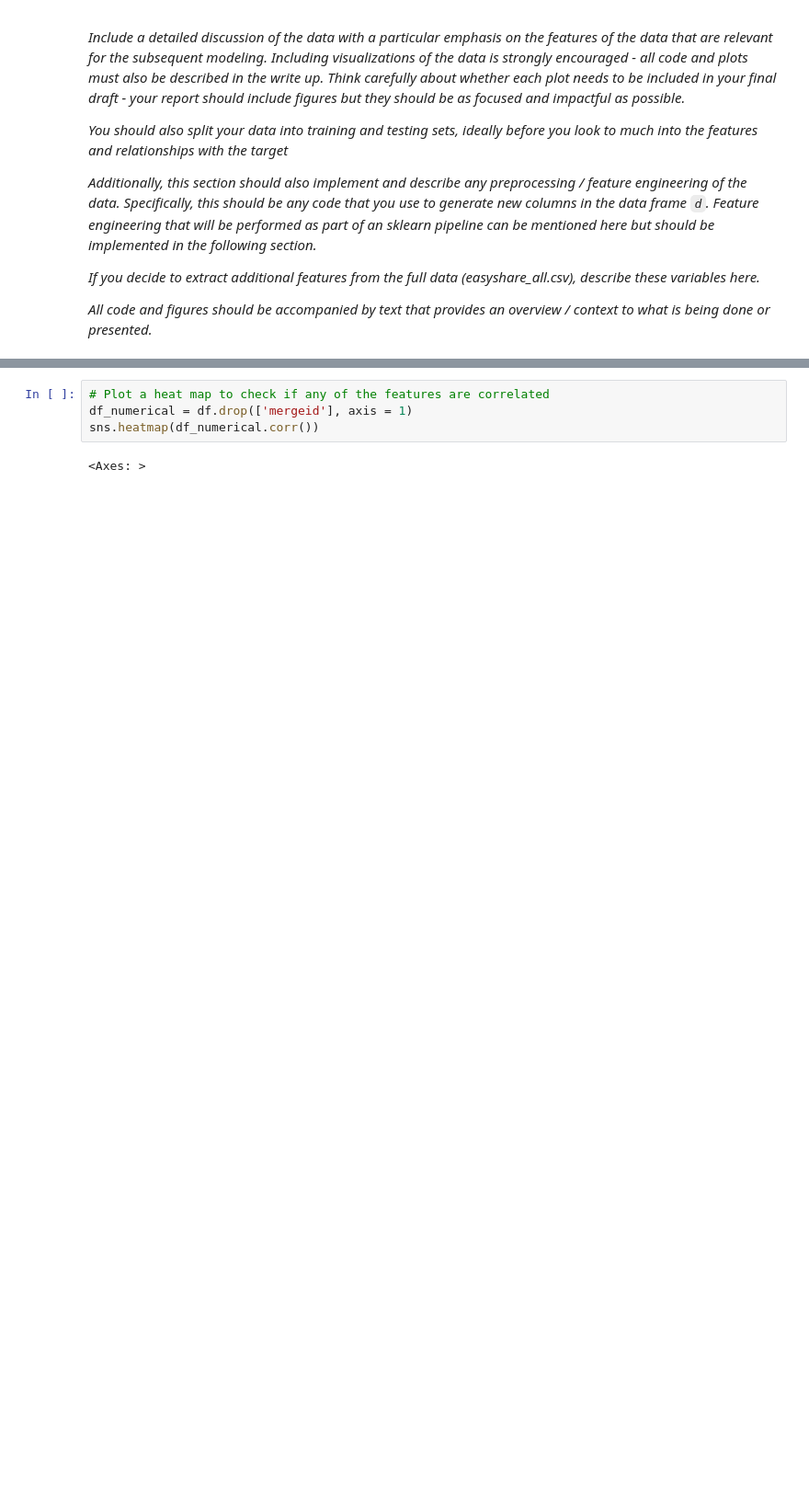
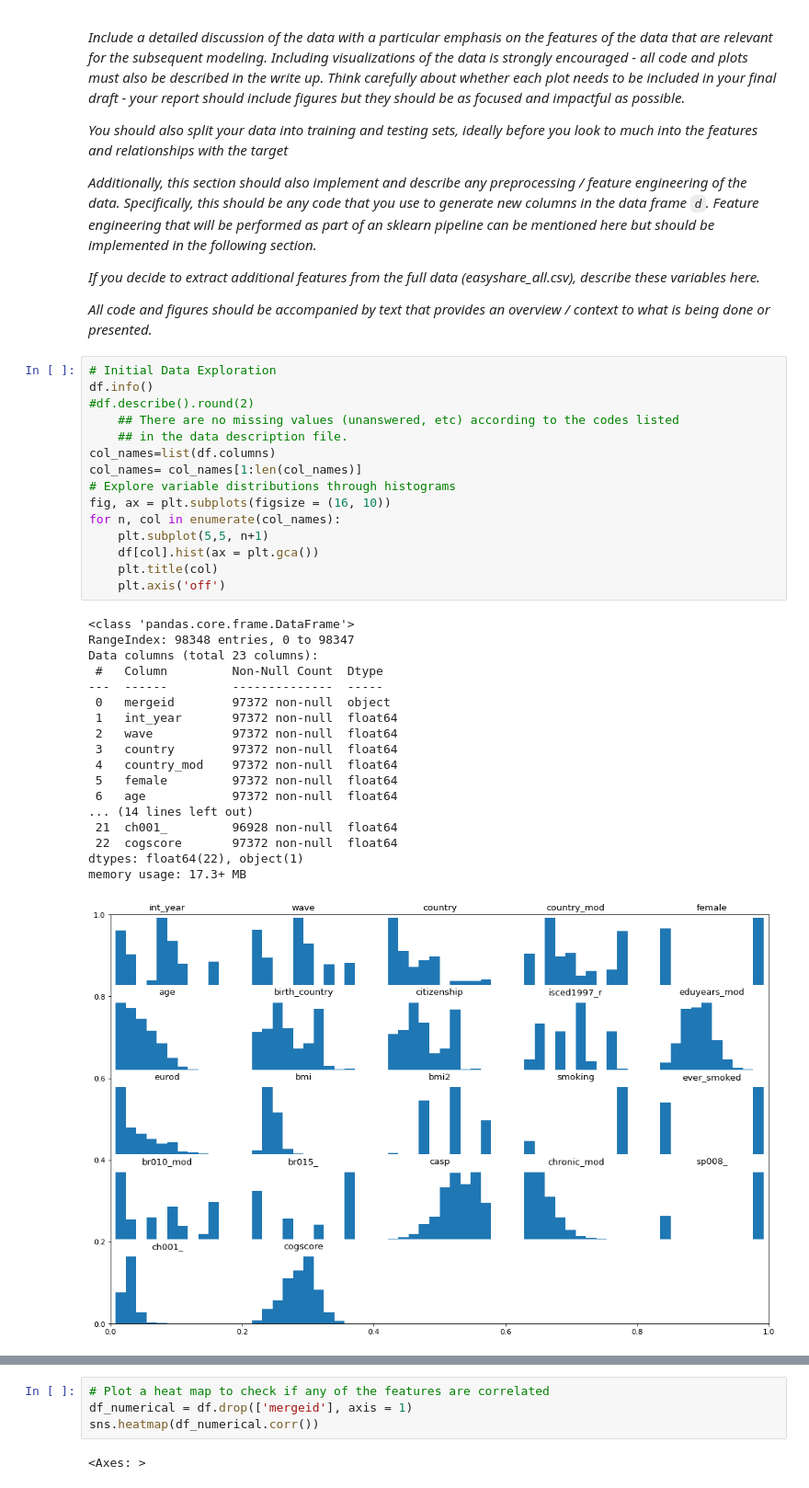
Before and after one commit to ananyajai/mlp_coursework_01, a Jupyter notebook: project1.ipynb, the cells around one changed output, grey strips where cells are left out. Shown at 92% size. Saved outputs shown, nothing was run; the diff lists cells and outputs as text; blank space fills up the shorter version.

Commit message:
Intro + distr and qqplots

```diff
--- a/project1.ipynb
+++ b/project1.ipynb
@@ -116,3 +127,37 @@ def model_fit(m, X, y, plot = False):
 *If you decide to extract additional features from the full data (easyshare_all.csv), describe these variables here.*
 
 *All code and figures should be accompanied by text that provides an overview / context to what is being done or presented.*
+# %%
+# Initial Data Exploration
+df.info()
+#df.describe().round(2)
+    ## There are no missing values (unanswered, etc) according to the codes listed
+    ## in the data description file.
+col_names=list(df.columns)
+col_names= col_names[1:len(col_names)]
+# Explore variable distributions through histograms
+fig, ax = plt.subplots(figsize = (16, 10))
+for n, col in enumerate(col_names):
+    plt.subplot(5,5, n+1)
+    df[col].hist(ax = plt.gca())
+    plt.title(col)
+    plt.axis('off')
+# %% [output]
+<class 'pandas.core.frame.DataFrame'>
+RangeIndex: 98348 entries, 0 to 98347
+Data columns (total 23 columns):
+ #   Column         Non-Null Count  Dtype
+---  ------         --------------  -----
+ 0   mergeid        97372 non-null  object
+ 1   int_year       97372 non-null  float64
+ 2   wave           97372 non-null  float64
+ 3   country        97372 non-null  float64
+ 4   country_mod    97372 non-null  float64
+ 5   female         97372 non-null  float64
+ 6   age            97372 non-null  float64
+... (14 lines left out)
+ 21  ch001_         96928 non-null  float64
+ 22  cogscore       97372 non-null  float64
+dtypes: float64(22), object(1)
+memory usage: 17.3+ MB
+[figure, added]
```
Also changed, not shown: parts of 7 cells of this notebook.
